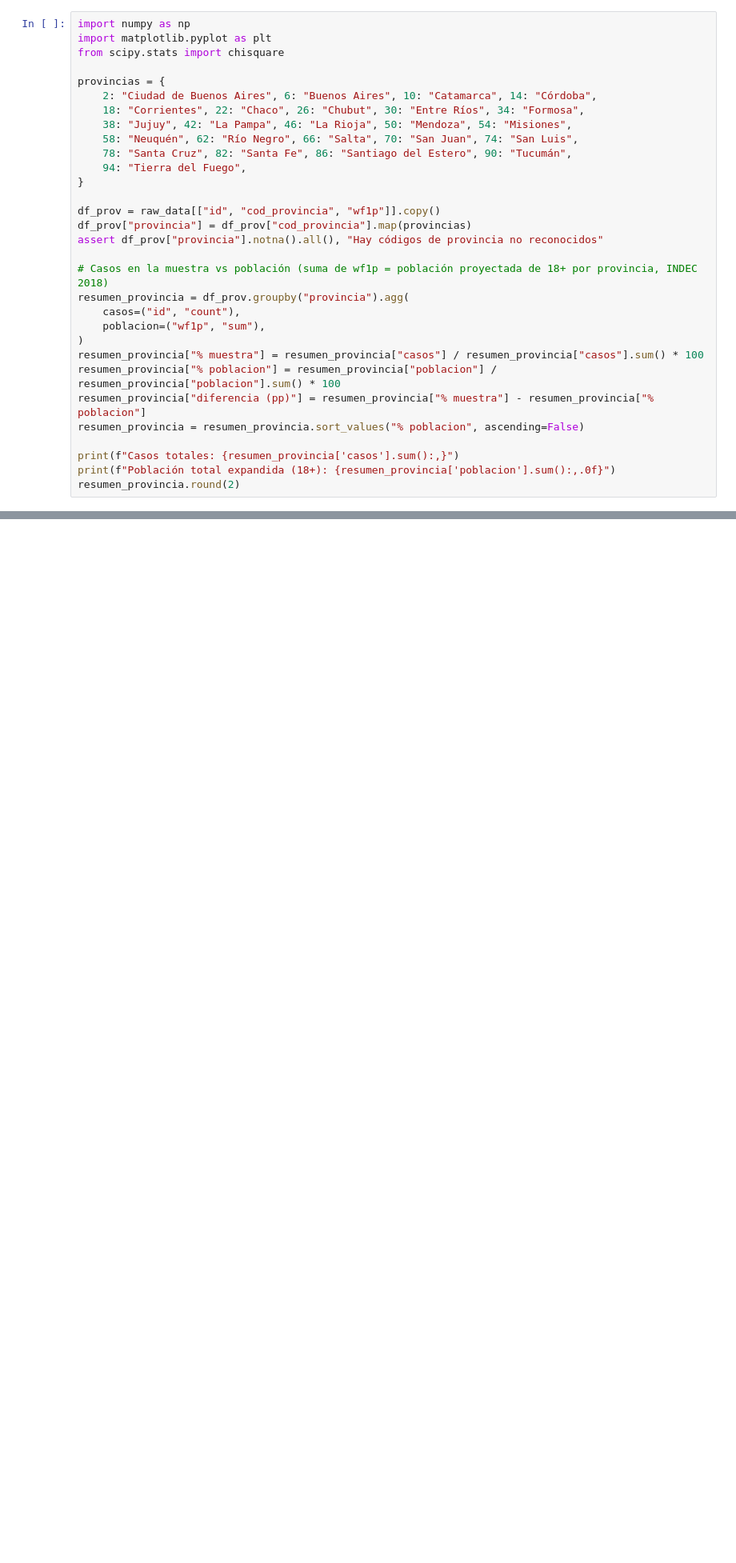
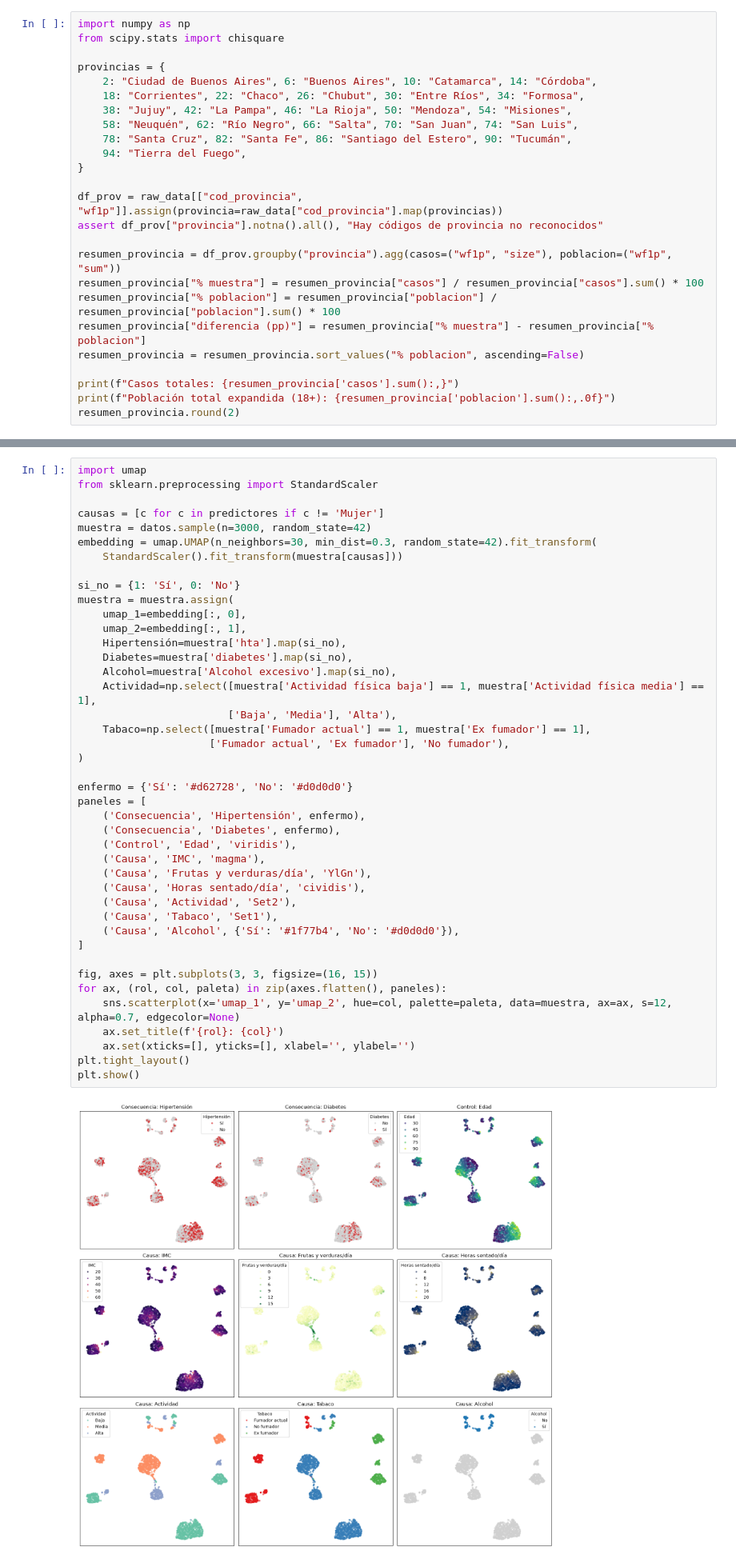
Before and after one commit to fausmurgades/Fundamentos-De-La-Ciencia-De-Datos-TP-Especial, a Jupyter notebook: entrega.ipynb, the cells around one changed output, grey strips where cells are left out. Shown at 80% size. Drawn from its saved outputs; the diff is of its cells as text; blank space fills up the shorter version.

Commit message:
Umap y Regresion logista lista

```diff
--- a/entrega.ipynb
+++ b/entrega.ipynb
@@ -965,7 +965,6 @@ H1: Al menos una de las provincia no esta correctamente representada.
 Para la población real se usa `wf1p`, el factor de expansión oficial del INDEC (Paso 1). Sumando `wf1p` por provincia se obtiene la población proyectada de 18 años y más de cada provincia en 2018 (≈ 27,9 millones de personas en total).
 # %%
 import numpy as np
-import matplotlib.pyplot as plt
 from scipy.stats import chisquare
 
 provincias = {
@@ -977,15 +976,10 @@ provincias = {
     94: "Tierra del Fuego",
 }
 
-df_prov = raw_data[["id", "cod_provincia", "wf1p"]].copy()
-df_prov["provincia"] = df_prov["cod_provincia"].map(provincias)
+df_prov = raw_data[["cod_provincia", "wf1p"]].assign(provincia=raw_data["cod_provincia"].map(provincias))
 assert df_prov["provincia"].notna().all(), "Hay códigos de provincia no reconocidos"
 
-# Casos en la muestra vs población (suma de wf1p = población proyectada de 18+ por provincia, INDEC 2018)
-resumen_provincia = df_prov.groupby("provincia").agg(
-    casos=("id", "count"),
-    poblacion=("wf1p", "sum"),
-)
+resumen_provincia = df_prov.groupby("provincia").agg(casos=("wf1p", "size"), poblacion=("wf1p", "sum"))
 resumen_provincia["% muestra"] = resumen_provincia["casos"] / resumen_provincia["casos"].sum() * 100
 resumen_provincia["% poblacion"] = resumen_provincia["poblacion"] / resumen_provincia["poblacion"].sum() * 100
 resumen_provincia["diferencia (pp)"] = resumen_provincia["% muestra"] - resumen_provincia["% poblacion"]
@@ -1193,0 +1128,44 @@ plt.show()
+# %%
+import umap
+from sklearn.preprocessing import StandardScaler
+
+causas = [c for c in predictores if c != 'Mujer']
+muestra = datos.sample(n=3000, random_state=42)
+embedding = umap.UMAP(n_neighbors=30, min_dist=0.3, random_state=42).fit_transform(
+    StandardScaler().fit_transform(muestra[causas]))
+
+si_no = {1: 'Sí', 0: 'No'}
+muestra = muestra.assign(
+    umap_1=embedding[:, 0],
+    umap_2=embedding[:, 1],
+    Hipertensión=muestra['hta'].map(si_no),
+    Diabetes=muestra['diabetes'].map(si_no),
+    Alcohol=muestra['Alcohol excesivo'].map(si_no),
+    Actividad=np.select([muestra['Actividad física baja'] == 1, muestra['Actividad física media'] == 1],
+                        ['Baja', 'Media'], 'Alta'),
+    Tabaco=np.select([muestra['Fumador actual'] == 1, muestra['Ex fumador'] == 1],
+                     ['Fumador actual', 'Ex fumador'], 'No fumador'),
+)
+
+enfermo = {'Sí': '#d62728', 'No': '#d0d0d0'}
+paneles = [
+    ('Consecuencia', 'Hipertensión', enfermo),
+    ('Consecuencia', 'Diabetes', enfermo),
+    ('Control', 'Edad', 'viridis'),
+    ('Causa', 'IMC', 'magma'),
+    ('Causa', 'Frutas y verduras/día', 'YlGn'),
+    ('Causa', 'Horas sentado/día', 'cividis'),
+    ('Causa', 'Actividad', 'Set2'),
+    ('Causa', 'Tabaco', 'Set1'),
+    ('Causa', 'Alcohol', {'Sí': '#1f77b4', 'No': '#d0d0d0'}),
+]
+
+fig, axes = plt.subplots(3, 3, figsize=(16, 15))
+for ax, (rol, col, paleta) in zip(axes.flatten(), paneles):
+    sns.scatterplot(x='umap_1', y='umap_2', hue=col, palette=paleta, data=muestra, ax=ax, s=12, alpha=0.7, edgecolor=None)
+    ax.set_title(f'{rol}: {col}')
+    ax.set(xticks=[], yticks=[], xlabel='', ylabel='')
+plt.tight_layout()
+plt.show()
+# %% [output]
+[figure, added]
```
Also changed, not shown: parts of 28 cells of this notebook, 3 other files.
